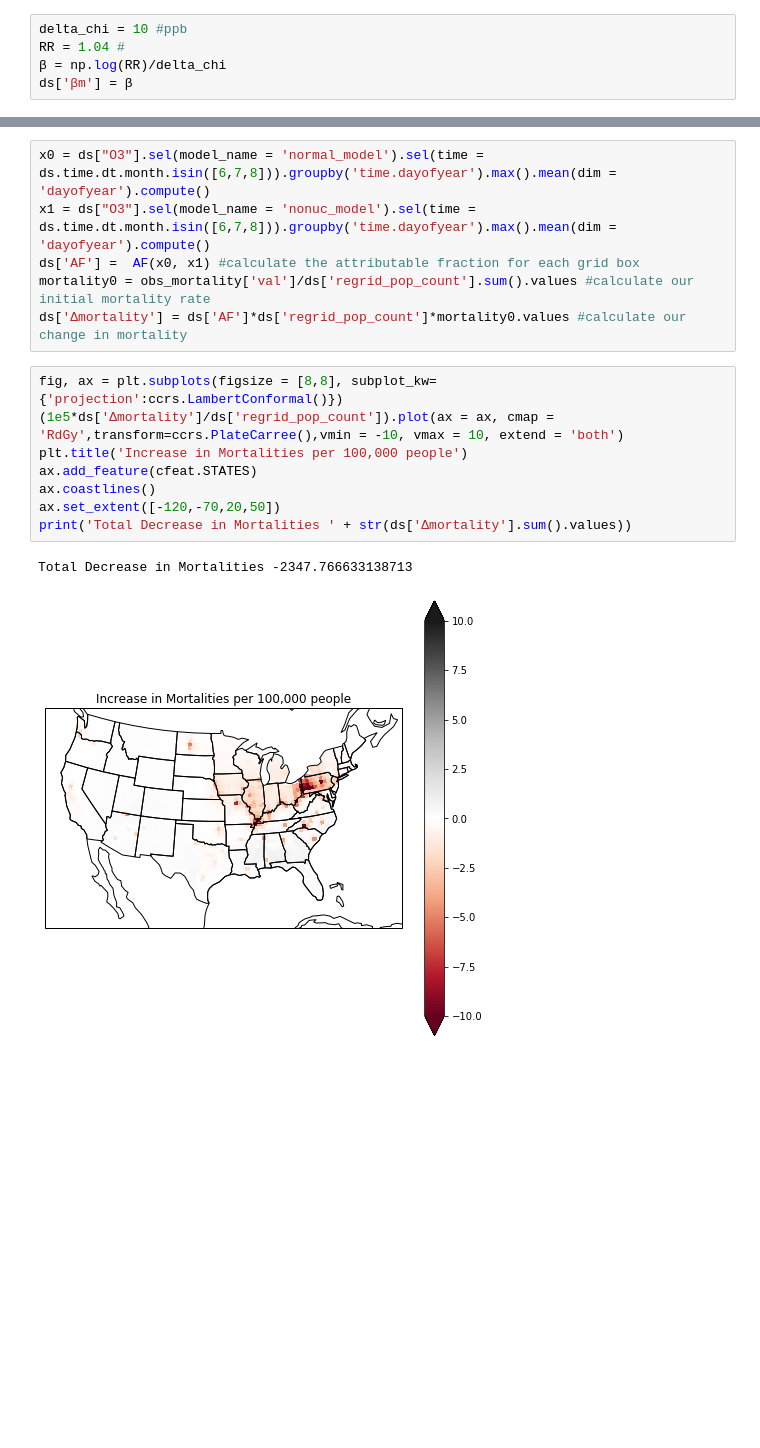
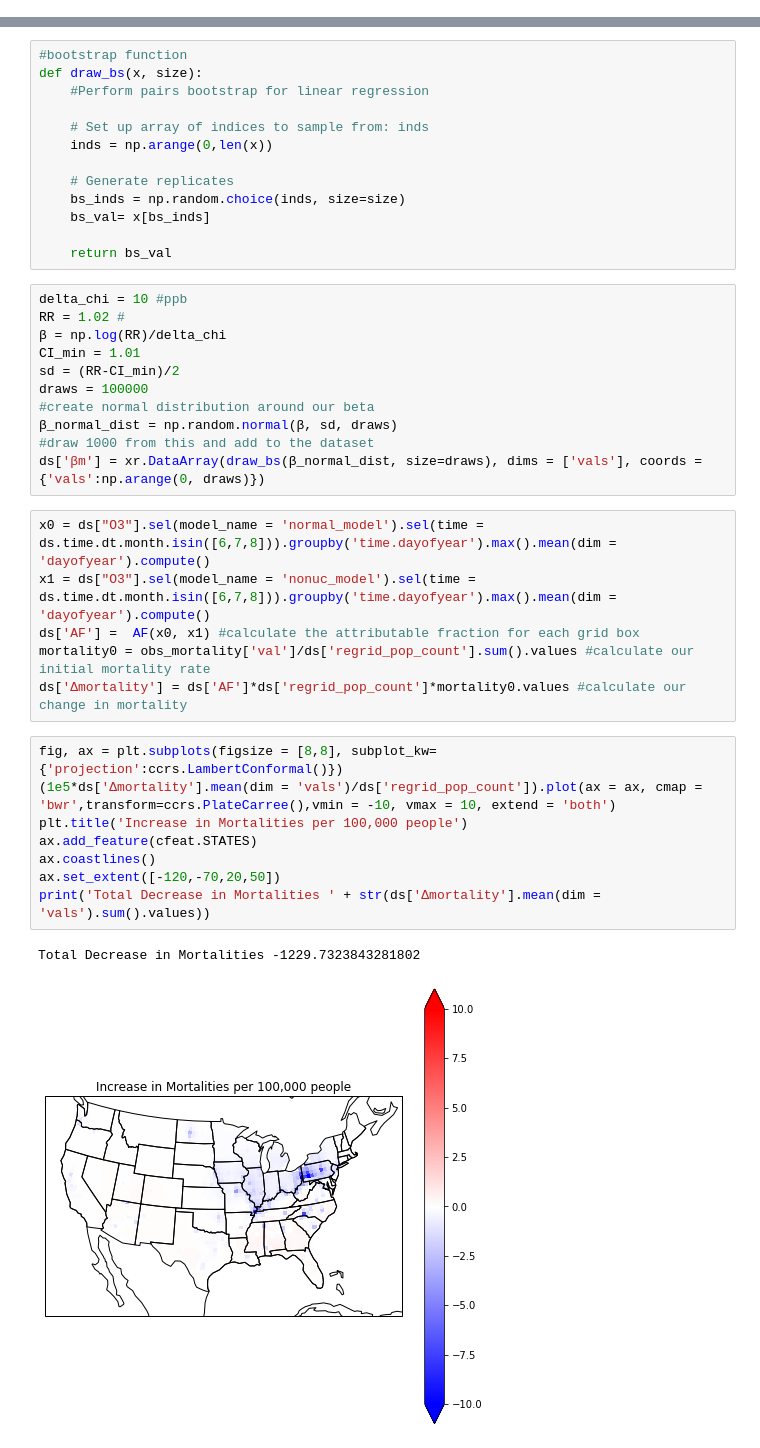
Before and after one commit to lfreese/us-ego, a Jupyter notebook: ego_nonuclear_project/population_weighting_health_impacts.ipynb, the cells around one changed output, grey strips where cells are left out. Drawn from its saved outputs; the diff is of its cells as text; blank space fills up the shorter version.

```diff
--- a/ego_nonuclear_project/population_weighting_health_impacts.ipynb
+++ b/ego_nonuclear_project/population_weighting_health_impacts.ipynb
@@ -331,5 +327,0 @@ Total Increase in Mortalities 9832.055410130937
-# %%
-delta_chi = 10 #ppb
-RR = 1.04 #
-β = np.log(RR)/delta_chi
-ds['βm'] = β
@@ -336,3 +331,27 @@ ds['βm'] = β
+# %%
+#bootstrap function
+def draw_bs(x, size):
+    #Perform pairs bootstrap for linear regression
+
+    # Set up array of indices to sample from: inds
+    inds = np.arange(0,len(x))
+
+    # Generate replicates
+    bs_inds = np.random.choice(inds, size=size)
+    bs_val= x[bs_inds]
+
+    return bs_val
+# %%
+delta_chi = 10 #ppb
+RR = 1.02 #
+β = np.log(RR)/delta_chi
+CI_min = 1.01
+sd = (RR-CI_min)/2
+draws = 100000
+#create normal distribution around our beta
+β_normal_dist = np.random.normal(β, sd, draws)
+#draw 1000 from this and add to the dataset
+ds['βm'] = xr.DataArray(draw_bs(β_normal_dist, size=draws), dims = ['vals'], coords = {'vals':np.arange(0, draws)})
 # %%
 x0 = ds["O3"].sel(model_name = 'normal_model').sel(time = ds.time.dt.month.isin([6,7,8])).groupby('time.dayofyear').max().mean(dim = 'dayofyear').compute()
 x1 = ds["O3"].sel(model_name = 'nonuc_model').sel(time = ds.time.dt.month.isin([6,7,8])).groupby('time.dayofyear').max().mean(dim = 'dayofyear').compute()
@@ -341,12 +360,12 @@ mortality0 = obs_mortality['val']/ds['regrid_pop_count'].sum().values #calculate
 ds['Δmortality'] = ds['AF']*ds['regrid_pop_count']*mortality0.values #calculate our change in mortality
 # %%
 fig, ax = plt.subplots(figsize = [8,8], subplot_kw={'projection':ccrs.LambertConformal()})
-(1e5*ds['Δmortality']/ds['regrid_pop_count']).plot(ax = ax, cmap = 'RdGy',transform=ccrs.PlateCarree(),vmin = -10, vmax = 10, extend = 'both')
+(1e5*ds['Δmortality'].mean(dim = 'vals')/ds['regrid_pop_count']).plot(ax = ax, cmap = 'bwr',transform=ccrs.PlateCarree(),vmin = -10, vmax = 10, extend = 'both')
 plt.title('Increase in Mortalities per 100,000 people')
 ax.add_feature(cfeat.STATES)
 ax.coastlines()
 ax.set_extent([-120,-70,20,50])
-print('Total Decrease in Mortalities ' + str(ds['Δmortality'].sum().values))
+print('Total Decrease in Mortalities ' + str(ds['Δmortality'].mean(dim = 'vals').sum().values))
 # %% [output]
-Total Decrease in Mortalities -2347.766633138713
+Total Decrease in Mortalities -1229.7323843281802
-[figure, old version]
+[figure, new version]
```
Also changed, not shown: parts of 32 cells of this notebook.
